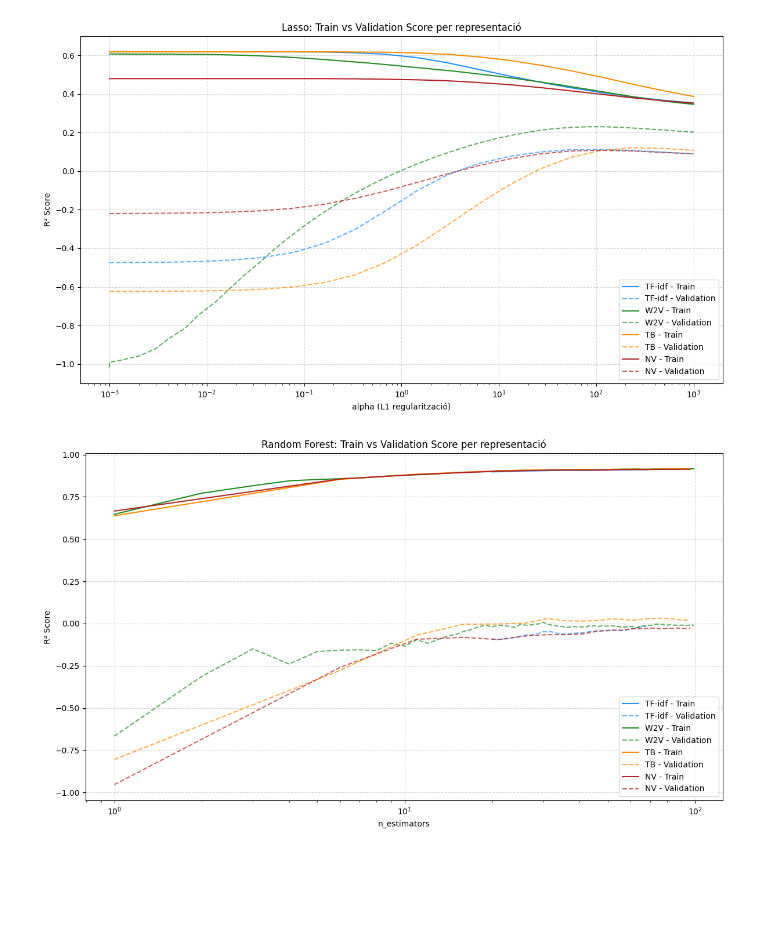
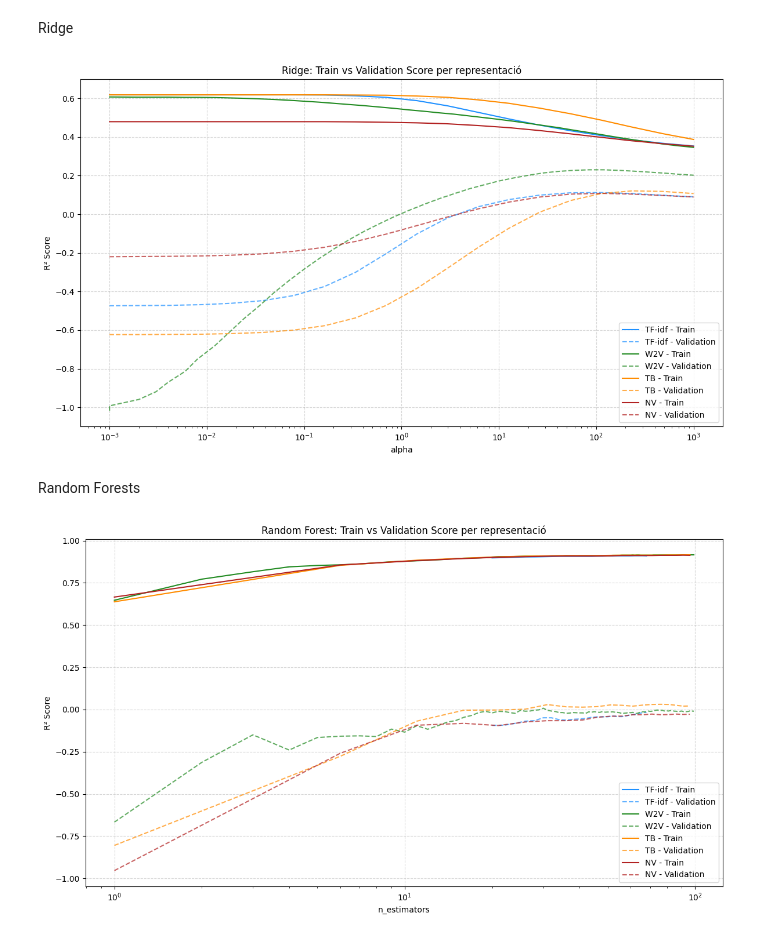
Before and after one commit to Xorii/TFG-Jordi-Capdevila-Transformers, a Jupyter notebook: 05_Ànalisis_resultats.ipynb, the cells around one changed output. Saved outputs shown, nothing was run; the diff lists cells and outputs as text; code cells hidden in the pictures; blank space fills up the shorter version.

```diff
--- a/05_Ànalisis_resultats.ipynb
+++ b/05_Ànalisis_resultats.ipynb
@@ -37,3 +39,5 @@ plt.show()
+# %% [markdown]
+Ridge
 # %%
 import pandas as pd
 import matplotlib.pyplot as plt
@@ -46,36 +50,38 @@ models = {
     'TB':     ('data/ridge_TB.pkl',     'darkorange'),
     'NV':     ('data/ridge_NV.pkl',     'firebrick')
 }
 
 # Contenidor per a val_score_mean
 val_scores_by_model = {}
 
 # Gràfic
 plt.figure(figsize=(12, 7))
 
 for name, (path, color) in models.items():
     df = pd.read_pickle(path)
     alpha = df['alpha']
     train = df['train_score_mean']
     val = df['val_score_mean']
 
     # Desa per test estadístic
     val_scores_by_model[name] = val
 
     # Línies de train i val
     plt.plot(alpha, train, label=f"{name} - Train", color=color, linestyle='-')
     plt.plot(alpha, val, label=f"{name} - Validation", color=color, linestyle='--', alpha=0.7)
 
 plt.xscale('log')
-plt.xlabel('alpha (L1 regularització)')
+plt.xlabel('alpha')
 plt.ylabel('R² Score')
-plt.title('Lasso: Train vs Validation Score per representació')
+plt.title('Ridge: Train vs Validation Score per representació')
 plt.legend()
 plt.grid(True, linestyle='--', alpha=0.5)
 plt.tight_layout()
 plt.show()
 # %% [output]
-[figure, old version]
+[figure, new version]
+# %% [markdown]
+Random Forests
 # %%
 import pandas as pd
 import matplotlib.pyplot as plt
```
Also changed, not shown: parts of 5 cells of this notebook, 4 other files.
